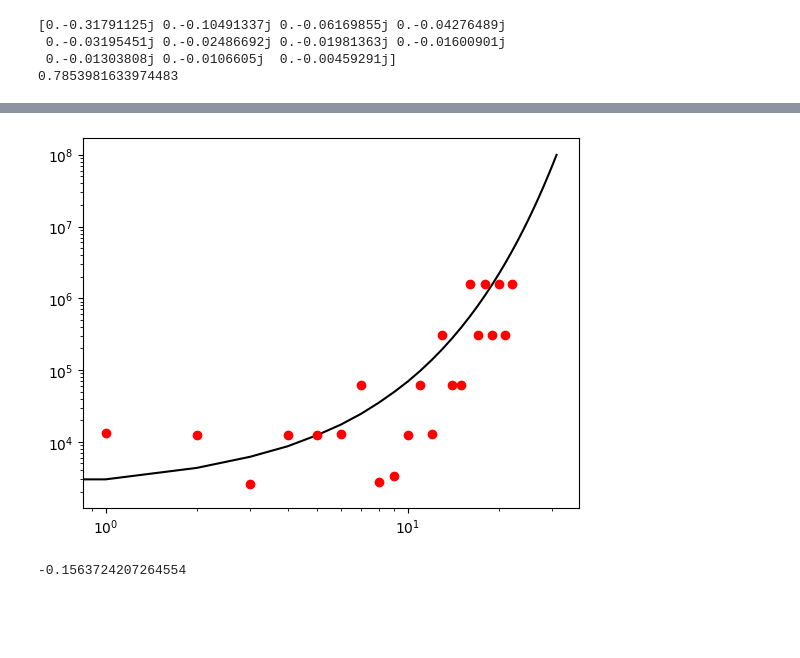
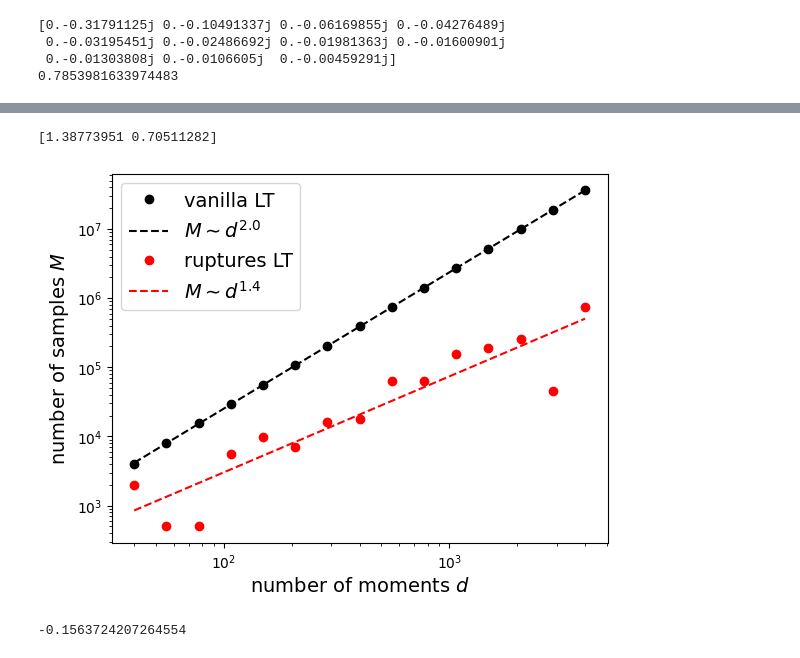
Before and after one commit to XanaduAI/EFTQA-GSEE, a Jupyter notebook: resources_comparison.ipynb, the cells around one changed output, grey strips where cells are left out. Drawn from its saved outputs; the diff is of its cells as text; code cells hidden in the pictures; blank space fills up the shorter version.

Commit message:
comparison

```diff
--- a/resources_comparison.ipynb
+++ b/resources_comparison.ipynb
@@ -266,10 +267,31 @@ trying 400 shots
 # %%
-plt.plot(D,M,'k-')
-plt.plot(D,10*M_signal,'ro')
+Memp = 10*np.array(M_signal)
+fontsize=14
+x = np.log10(D)
+y = np.log10(M)
+z = np.polyfit(x,y, 1)
+p = np.poly1d(z)
+
+plt.plot(D,M,'ko',label='vanilla LT')
+plt.plot(D,10**p(np.log10(D)),'k--',label = r'$M\sim d^{{{}}}$'.format(np.round(z[0],1)))
+
+x = np.log10(D)
+y = np.log10(Memp)
+z = np.polyfit(x,y, 1)
+print(z)
+p =np.poly1d(z)
+plt.plot(D,Memp,'ro',label='ruptures LT')
+plt.plot(D,10**p(np.log10(D)),'r--',label = r'$M\sim d^{{{}}}$'.format(np.round(z[0],1)))
 plt.xscale('log')
 plt.yscale('log')
+plt.ylabel(r'number of samples $M$',fontsize=fontsize)
+plt.xlabel(r'number of moments $d$',fontsize=fontsize)
+plt.legend(fontsize=fontsize)
+plt.savefig('resources_comparison.png',dpi=200)
+np.save('Msignal.npy',Memp)
 # %% [output]
+[1.38773951 0.70511282]
-[figure, old version]
+[figure, new version]
 # %%
 print(grid[900])
 # %% [output]
```
Also changed, not shown: parts of 1 cell of this notebook, 2 other files.
